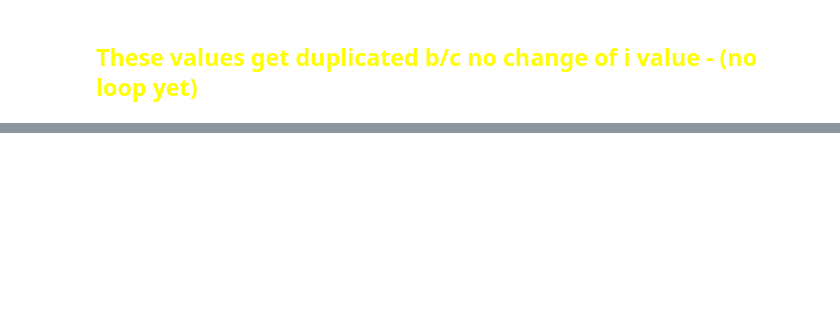
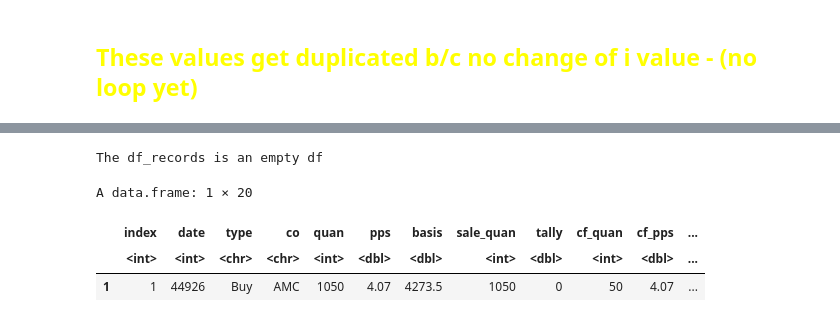
Before and after one commit to GrayCoHub/fifo_by_rows, a Jupyter notebook: fifo_rows.ipynb, the cells around one changed output, grey strips where cells are left out. Saved outputs shown, nothing was run; the diff lists cells and outputs as text; code cells hidden in the pictures; blank space fills up the shorter version.

```diff
--- a/fifo_rows.ipynb
+++ b/fifo_rows.ipynb
@@ -16,7 +18,9 @@ create_df <- function() {
 # call fct and create the record keeping df
 df <- create_df()
 # create empty df
-df_buy_rows <- data.frame()
+df_records <- data.frame()
+
+# df_buy_rows <- data.frame()
 # %%
 # create dfs from filtered df
 buys <- df[df$type == 'Buy', ]  # Filter buys
@@ -29,11 +46,11 @@ head(sells,3)
 create_dfs <- function() {
     #fct call
     df <- create_df()   # the first row in this Notebook
-    df_buy_rows <- data.frame()
+    df_records <- data.frame()
     buys <- df[df$type == 'Buy', ]  # Filter buys
     sells <- df[df$type == 'Sell', ]  # Filter sells
 
-    return(list(df = df, df_buy_rows = df_buy_rows, buys = buys, sells = sells))
+    return(list(df = df, df_records = df_records, buys = buys, sells = sells))
   }
 # %%
 # Call the combo function, will return a list of dfs
@@ -41,7 +58,7 @@ dfs <- create_dfs()
 
 # Access the dataframes from returned list
 df <- dfs$df
-df_buy_rows <- dfs$df_buy_rows
+df_records <- dfs$df_records
 buys <- dfs$buys
 sells <- dfs$sells
 # %%
@@ -115,20 +119,25 @@ when_cf <- function (b) {
 # %%
-# modifies the buys df, row 1, with values from a carryforward Sale.
+# Binds the base (unchanged) Buy row to the df_records
+# The df_record will bind and increment each new (empty) b df that comes into this fct
 
-i <- 1   # substitute value acting as a loop value
+#  tested using incrementing values of i which increment b to df_records
 
-nrow(buys)
 
-df_records <- function (buys, b) {
-    buys <- buys
+
+
+
+df_create_records <- function (df_records, b, i) {
+
+    df_records <- df_records
     b <- b
+    i <- i
 
-    buys[i, 'cf_quan'] <- b$cf_quan
-    df_buy_rows <<- rbind(df_buy_rows, b)
+    df_records <- rbind(b, df_records)
 
-    # buys <- buys[-1, ]
+    i <<- i + 1
 
-    return(buys)
+    return(df_records)
 
     }
-nrow(buys)
+i
+nrow(df_records)
@@ -137,0 +220,9 @@ nrow(buys)
+# %%
+df_records <- when_cf(b, s, df_records)
+df_records
+# %% [output]
+The df_records is an empty df
+A data.frame: 1 × 20
+|  | index | date | type | co | quan | pps | basis | sale_quan | tally | cf_quan | cf_pps | ... |
+|  | <int> | <int> | <chr> | <chr> | <int> | <dbl> | <dbl> | <int> | <dbl> | <int> | <dbl> | ... |
+| 1 | 1 | 44926 | Buy | AMC | 1050 | 4.07 | 4273.5 | 1050 | 0 | 50 | 4.07 | ... |
```
Also changed, not shown: parts of 42 cells of this notebook.
